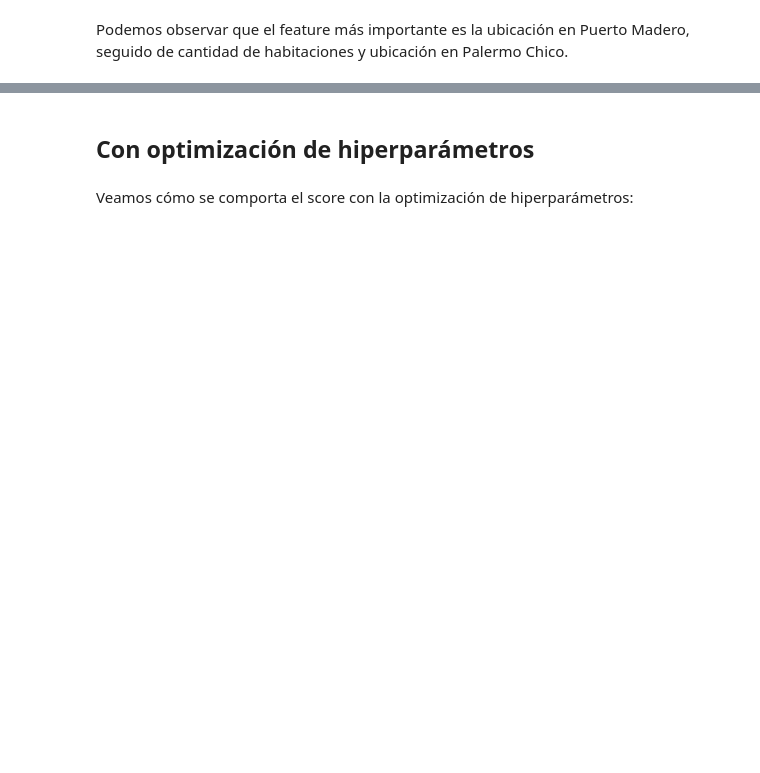
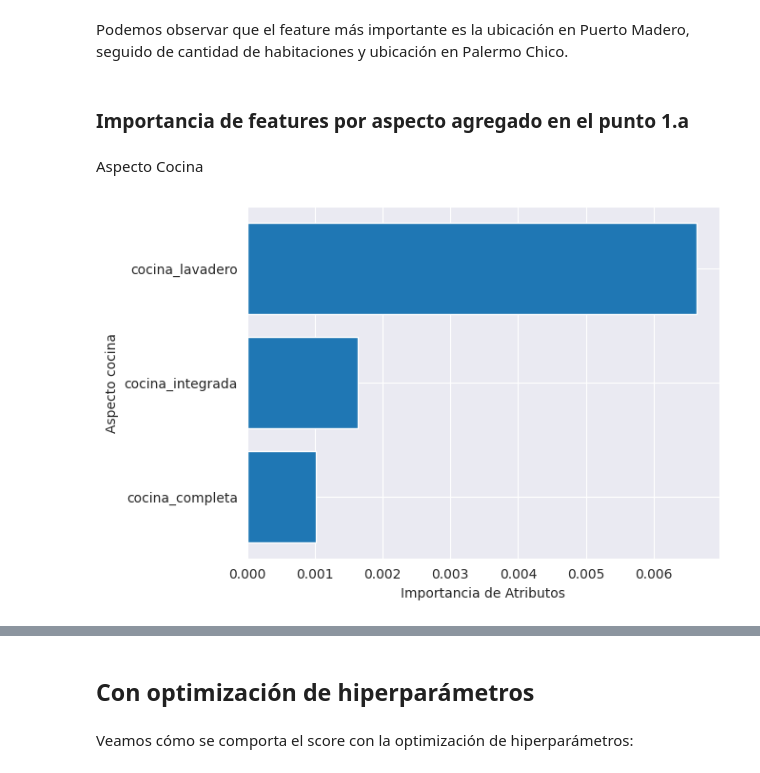
Before and after one commit to valencorrea/7506R-2C2022-GRUPO14-TP2, a Jupyter notebook: 7506R_TP2_GRUPO14_ENTREGA.ipynb, the cells around one changed output, grey strips where cells are left out. Cells and saved outputs as stored; diff of their text form; code cells hidden in the pictures; blank space fills up the shorter version.

```diff
--- a/7506R_TP2_GRUPO14_ENTREGA.ipynb
+++ b/7506R_TP2_GRUPO14_ENTREGA.ipynb
@@ -452,2 +646,17 @@ plt.xlabel("Xgboost Feature Importance")
 # %% [markdown]
 Podemos observar que el feature más importante es la ubicación en Puerto Madero, seguido de cantidad de habitaciones y ubicación en Palermo Chico.
+# %% [markdown]
+### Importancia de features por aspecto agregado en el punto 1.a
+# %% [markdown]
+Aspecto Cocina
+# %%
+aspecto_id = list()
+
+for aspecto in list(filter(lambda x: x.startswith('cocina_'), df_dummies.columns.tolist())):
+    aspecto_id.append(df_dummies.columns.get_loc(aspecto))
+
+plt.barh(df_test_dummies.columns[aspecto_id], XGB_Regressor.feature_importances_[aspecto_id])
+plt.xlabel("Importancia de Atributos")
+a = plt.ylabel("Aspecto cocina")
+# %% [output]
+[figure, added]
```
Also changed, not shown: parts of 121 cells of this notebook.
